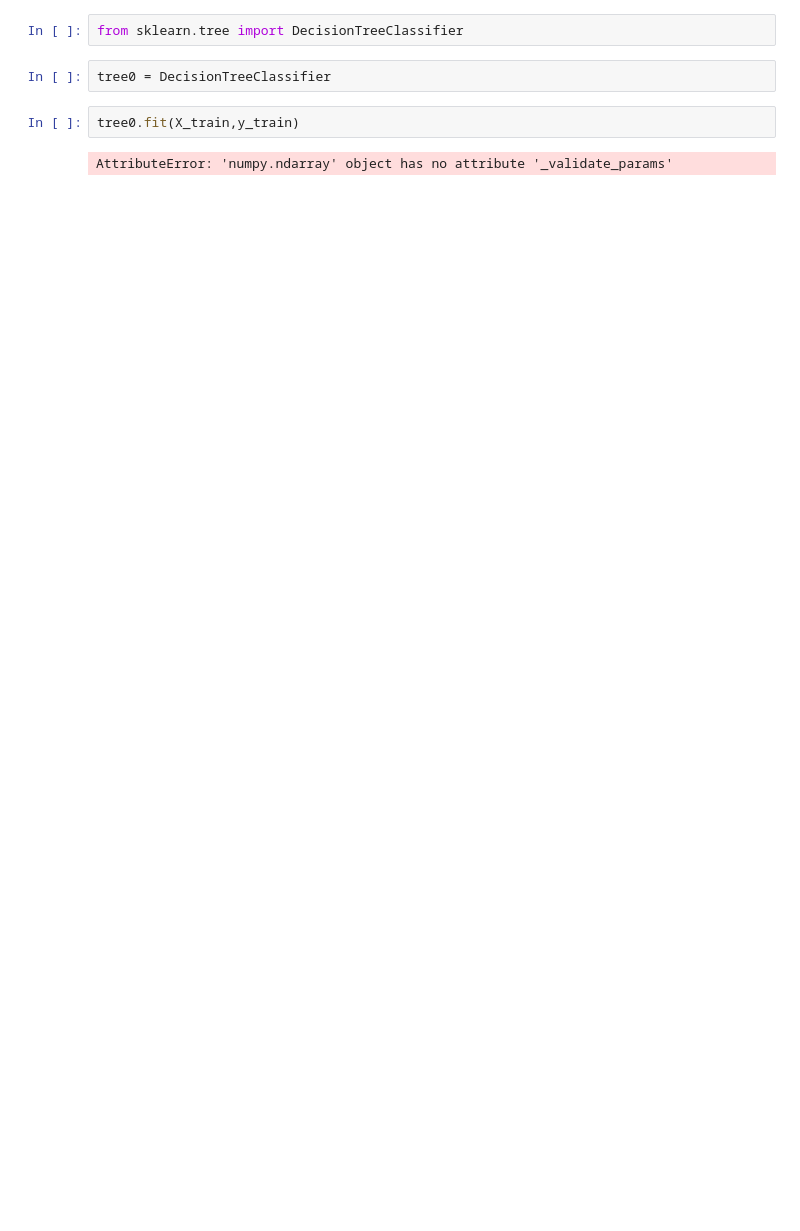
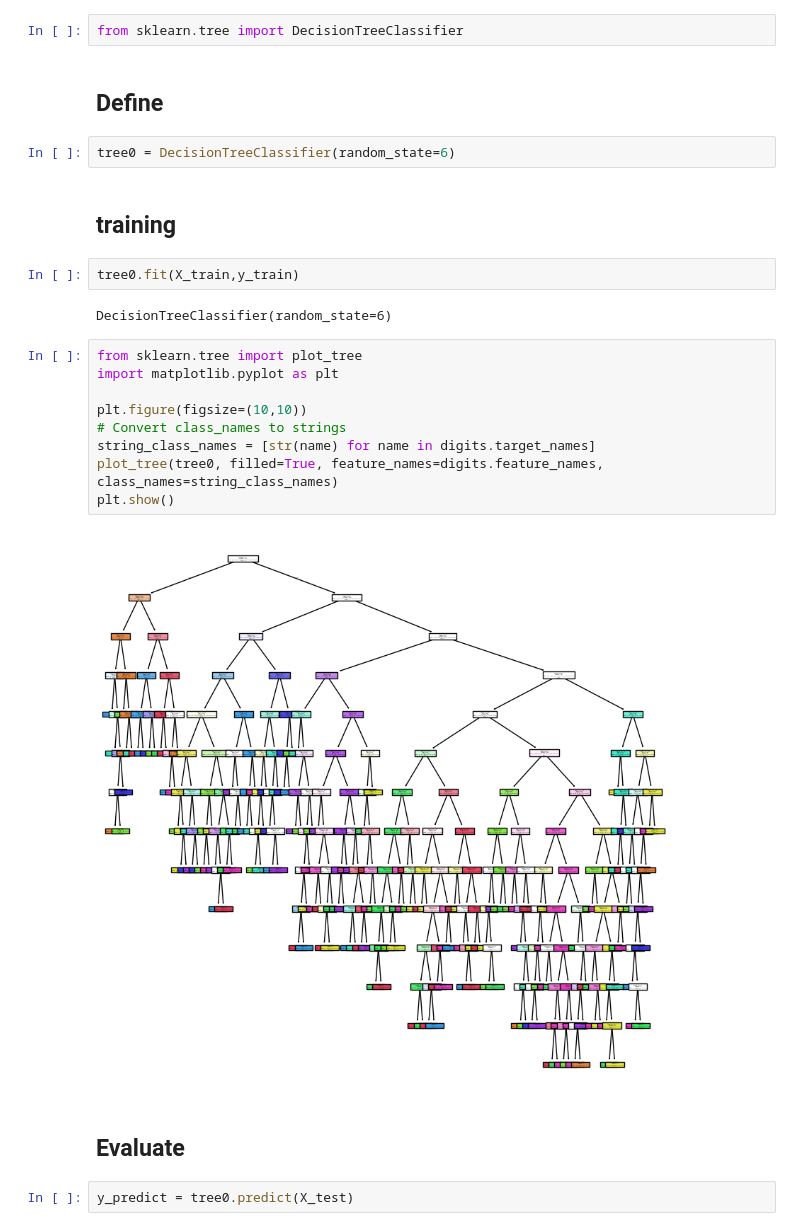
Before and after one commit to 1witsarut/BSC_DPDM2025, a Jupyter notebook: Ch5_classification.ipynb, the cells around one changed output. Saved outputs shown, nothing was run; the diff lists cells and outputs as text; blank space fills up the shorter version.

```diff
--- a/Ch5_classification.ipynb
+++ b/Ch5_classification.ipynb
@@ -84,8 +86,27 @@ y_test = y[1700:]
 # %%
 from sklearn.tree import DecisionTreeClassifier
+# %% [markdown]
+## Define
 # %%
-tree0 = DecisionTreeClassifier
+tree0 = DecisionTreeClassifier(random_state=6)
+# %% [markdown]
+## training
 # %%
 tree0.fit(X_train,y_train)
 # %% [output]
-AttributeError: 'numpy.ndarray' object has no attribute '_validate_params'
+DecisionTreeClassifier(random_state=6)
+# %%
+from sklearn.tree import plot_tree
+import matplotlib.pyplot as plt
+
+plt.figure(figsize=(10,10))
+# Convert class_names to strings
+string_class_names = [str(name) for name in digits.target_names]
+plot_tree(tree0, filled=True, feature_names=digits.feature_names, class_names=string_class_names)
+plt.show()
+# %% [output]
+[figure, added]
+# %% [markdown]
+## Evaluate
+# %%
+y_predict = tree0.predict(X_test)
```
Also changed, not shown: parts of 12 cells of this notebook.
